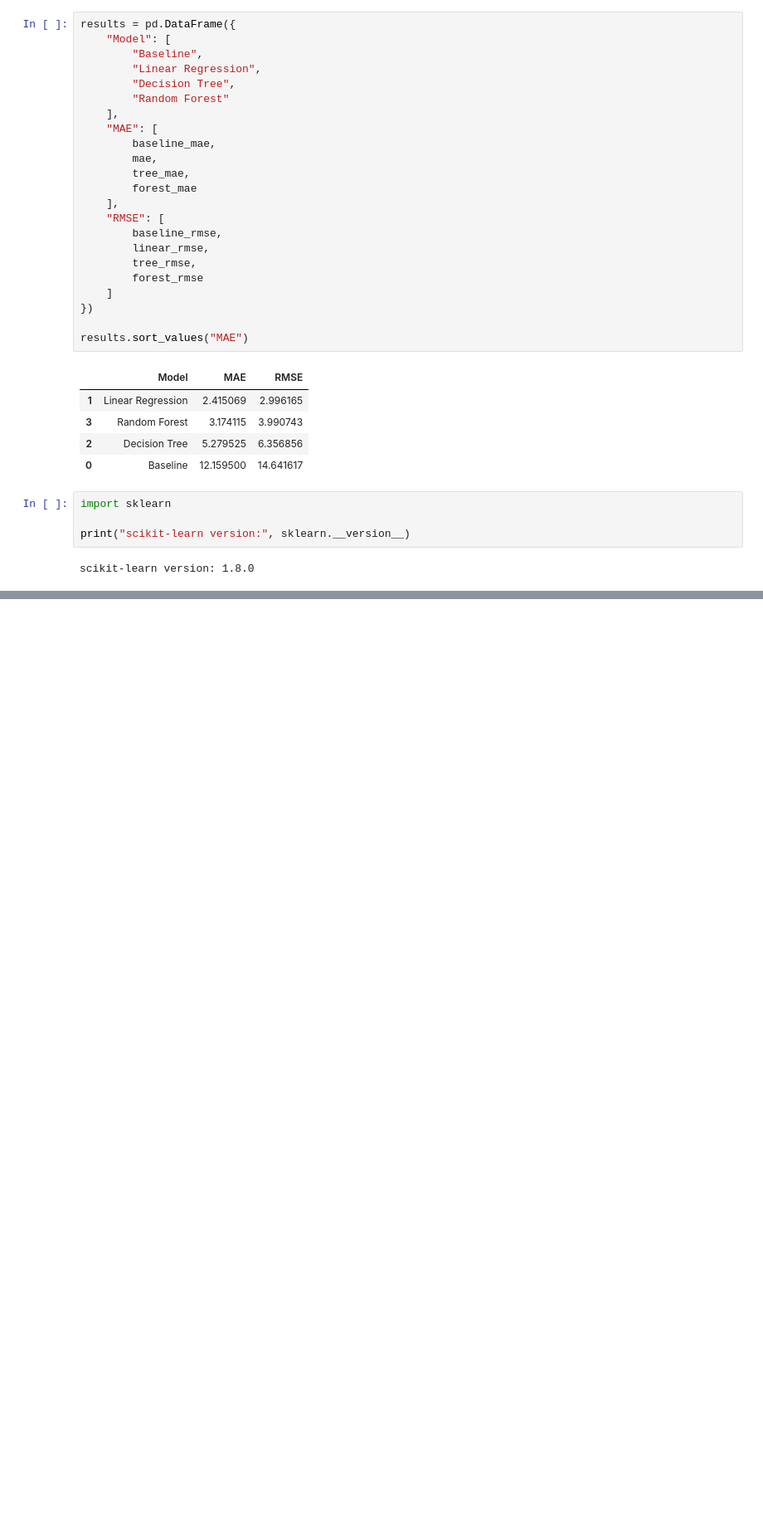
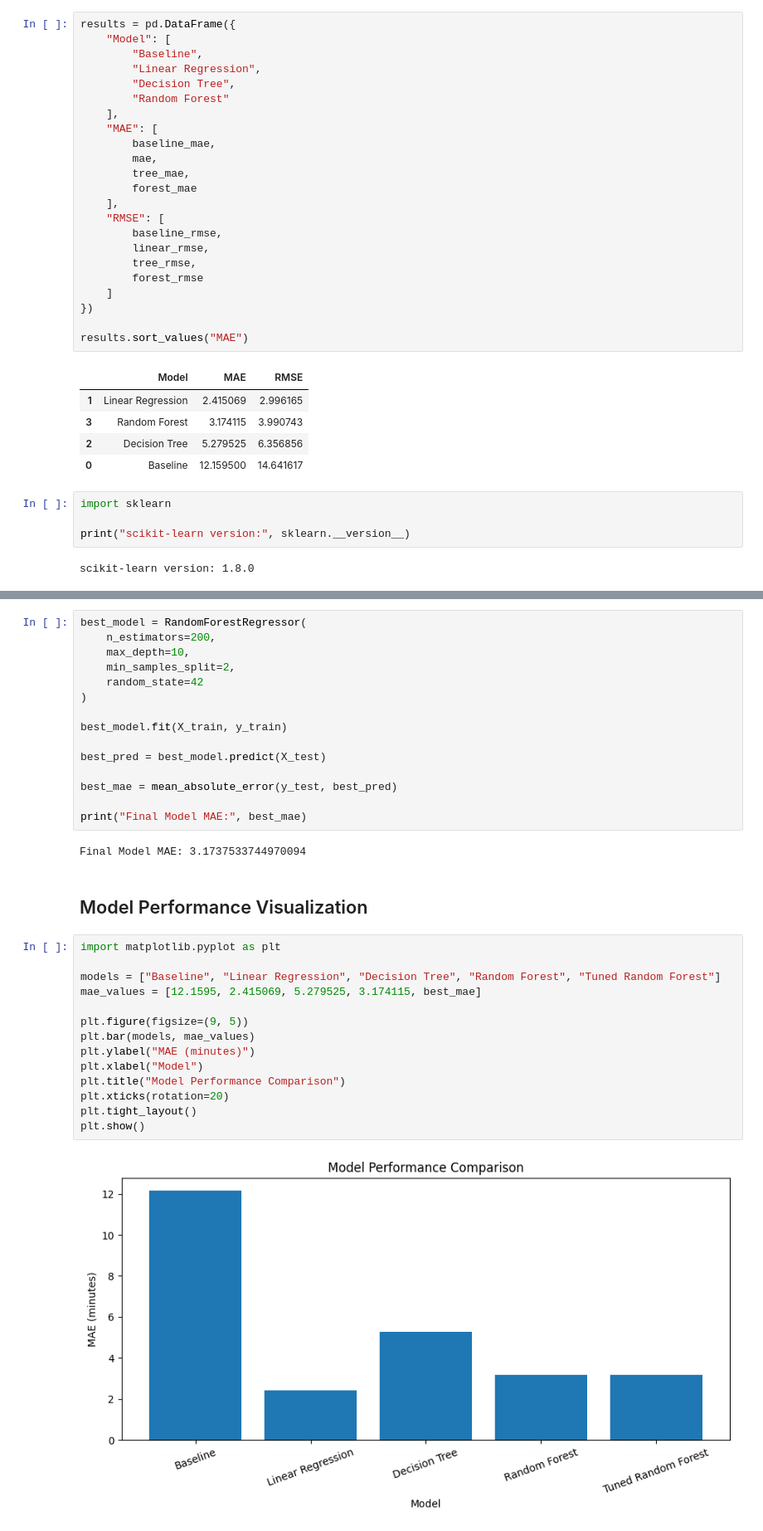
Before and after one commit to Zarajamshedkhan/delivery-time-predictor, a Jupyter notebook: notebooks/01_data_exploration.ipynb, the cells around one changed output, grey strips where cells are left out. Shown at 83% size. Drawn from its saved outputs; the diff is of its cells as text; blank space fills up the shorter version.

Commit message:
Add model tuning and prediction pipeline

```diff
--- a/notebooks/01_data_exploration.ipynb
+++ b/notebooks/01_data_exploration.ipynb
@@ -237,0 +267,35 @@ scikit-learn version: 1.8.0
+# %%
+best_model = RandomForestRegressor(
+    n_estimators=200,
+    max_depth=10,
+    min_samples_split=2,
+    random_state=42
+)
+
+best_model.fit(X_train, y_train)
+
+best_pred = best_model.predict(X_test)
+
+best_mae = mean_absolute_error(y_test, best_pred)
+
+print("Final Model MAE:", best_mae)
+# %% [output]
+Final Model MAE: 3.1737533744970094
+# %% [markdown]
+## Model Performance Visualization
+# %%
+import matplotlib.pyplot as plt
+
+models = ["Baseline", "Linear Regression", "Decision Tree", "Random Forest", "Tuned Random Forest"]
+mae_values = [12.1595, 2.415069, 5.279525, 3.174115, best_mae]
+
+plt.figure(figsize=(9, 5))
+plt.bar(models, mae_values)
+plt.ylabel("MAE (minutes)")
+plt.xlabel("Model")
+plt.title("Model Performance Comparison")
+plt.xticks(rotation=20)
+plt.tight_layout()
+plt.show()
+# %% [output]
+[figure, added]
```
Also changed, not shown: parts of 6 cells of this notebook, 2 other files.
